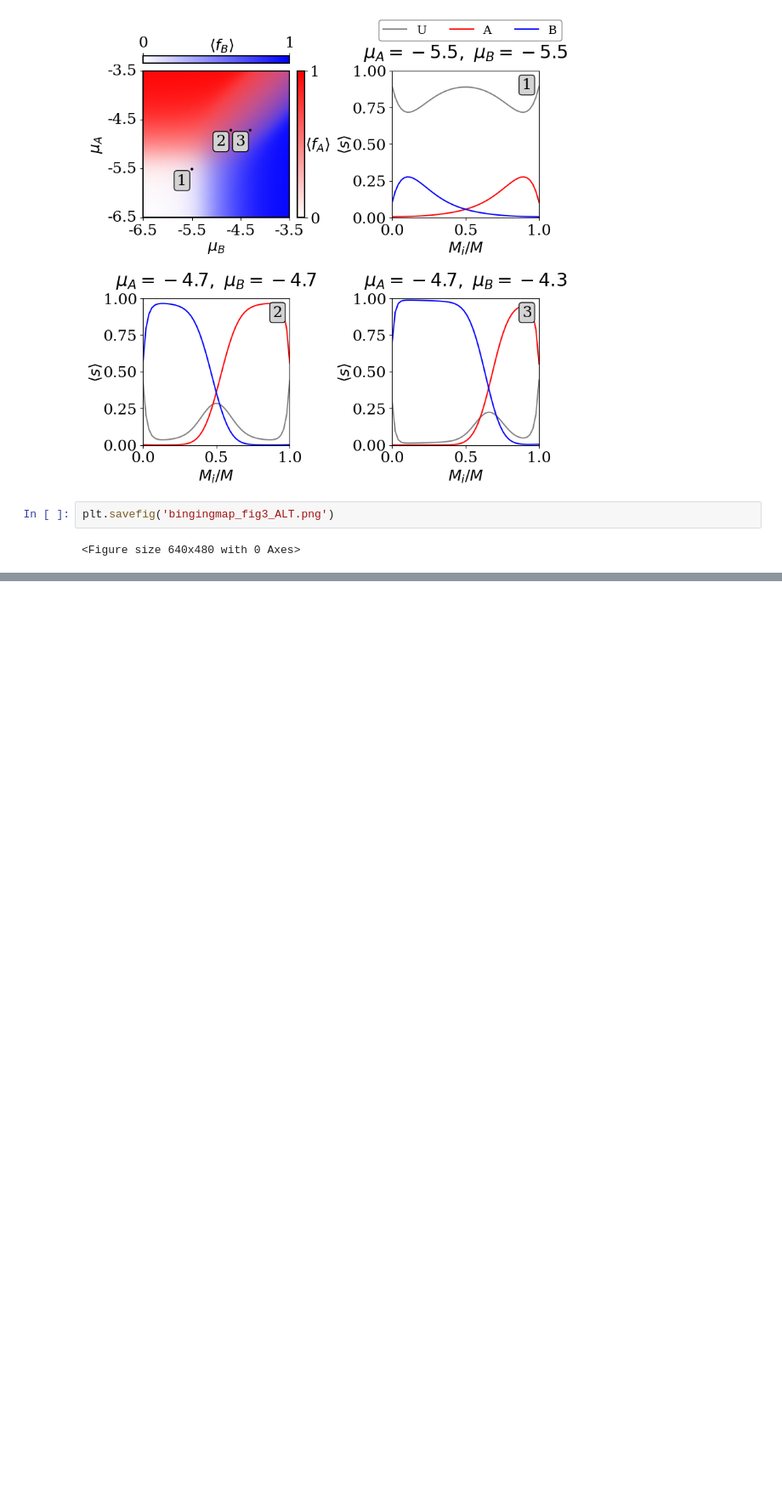
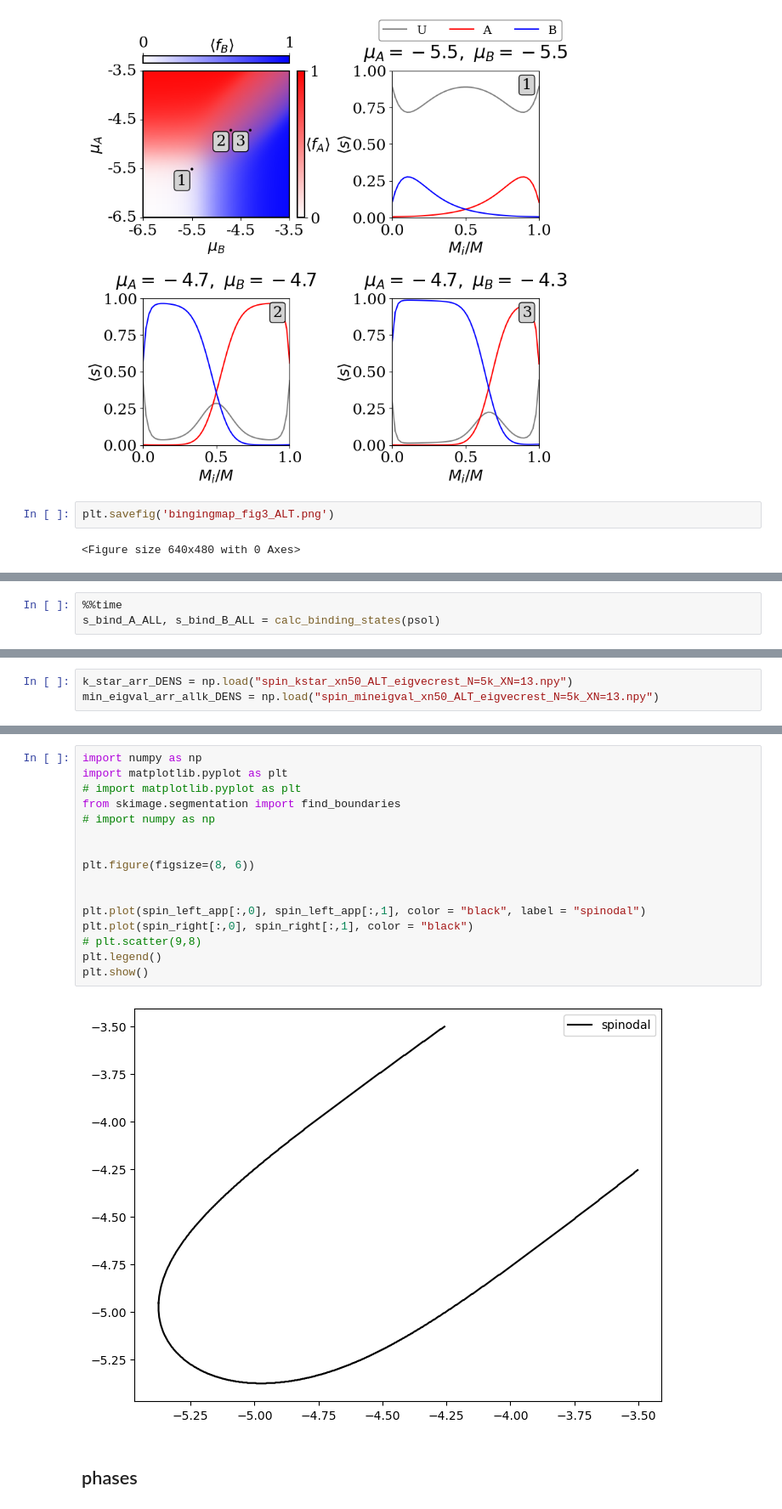
Before and after one commit to tmhabte/wlcsim_membrane, a Jupyter notebook: binder_diblock/alt_bindaff_paper_figs.ipynb, the cells around one changed output, grey strips where cells are left out. Shown at 85% size. Saved outputs shown, nothing was run; the diff lists cells and outputs as text; blank space fills up the shorter version.

```diff
--- a/binder_diblock/alt_bindaff_paper_figs.ipynb
+++ b/binder_diblock/alt_bindaff_paper_figs.ipynb
@@ -953,0 +1081,3 @@ plt.savefig('bingingmap_fig3_ALT.png')
+# %%
+%%time
+s_bind_A_ALL, s_bind_B_ALL = calc_binding_states(psol)
@@ -953,0 +1199,3 @@ plt.savefig('bingingmap_fig3_ALT.png')
+# %%
+k_star_arr_DENS = np.load("spin_kstar_xn50_ALT_eigvecrest_N=5k_XN=13.npy")
+min_eigval_arr_allk_DENS = np.load("spin_mineigval_xn50_ALT_eigvecrest_N=5k_XN=13.npy")
@@ -953,0 +1262,20 @@ plt.savefig('bingingmap_fig3_ALT.png')
+# %%
+import numpy as np
+import matplotlib.pyplot as plt
+# import matplotlib.pyplot as plt
+from skimage.segmentation import find_boundaries
+# import numpy as np
+
+
+plt.figure(figsize=(8, 6))
+
+
+plt.plot(spin_left_app[:,0], spin_left_app[:,1], color = "black", label = "spinodal")
+plt.plot(spin_right[:,0], spin_right[:,1], color = "black")
+# plt.scatter(9,8)
+plt.legend()
+plt.show()
+# %% [output]
+[figure, added]
+# %% [markdown]
+## phases
```
Also changed, not shown: parts of 24 cells of this notebook.
